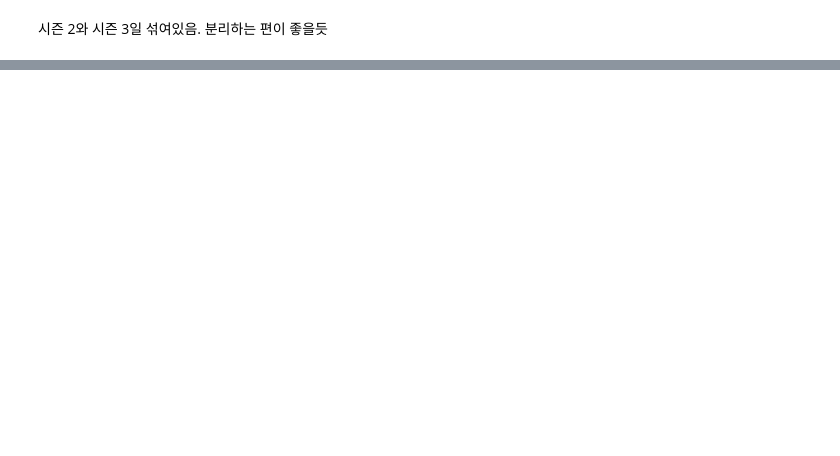
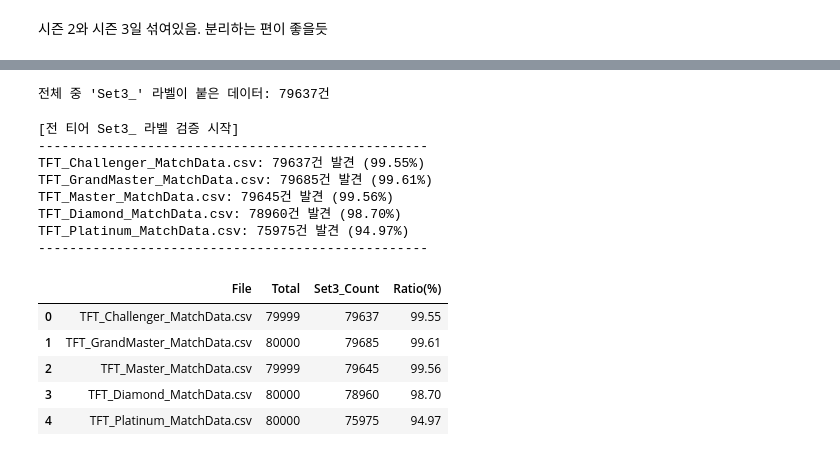
Before and after one commit to hanalo26/Third-project-sparta, a Jupyter notebook: works/Yunju_Lee/eda.ipynb, the cells around one changed output, grey strips where cells are left out. Drawn from its saved outputs; the diff is of its cells as text; code cells hidden in the pictures; blank space fills up the shorter version.

```diff
--- a/works/Yunju_Lee/eda.ipynb
+++ b/works/Yunju_Lee/eda.ipynb
@@ -724,0 +835,63 @@ else:
+# %%
+# 'Set3_'가 포함된 행만 필터링 (팀 합의안 반영)
+df_s3 = df_Challenger[df_Challenger['combination'].str.contains('Set3_', na=False)].copy()
+
+# 확인용 출력
+print(f"전체 중 'Set3_' 라벨이 붙은 데이터: {len(df_s3)}건")
+
+# 분석하기 편하게 'Set3_' 글자만 삭제해서 깔끔하게 만들기
+df_s3['combination_clean'] = df_s3['combination'].str.replace('Set3_', '', regex=False)
+# %% [output]
+전체 중 'Set3_' 라벨이 붙은 데이터: 79637건
+# %%
+import pandas as pd
+
+files = [
+    'TFT_Challenger_MatchData.csv',
+    'TFT_GrandMaster_MatchData.csv',
+    'TFT_Master_MatchData.csv',
+    'TFT_Diamond_MatchData.csv',
+    'TFT_Platinum_MatchData.csv'
+]
+
+results = []
+
+print("[전 티어 Set3_ 라벨 검증 시작]")
+print("-" * 50)
+
+for file in files:
+    df = pd.read_csv(file)
+    total = len(df)
+
+    # 'Set3_' 문자열이 포함된 행 필터링
+    s3_labeled = df[df['combination'].str.contains('Set3_', na=False)]
+    s3_count = len(s3_labeled)
+    s3_ratio = (s3_count / total) * 100
+
+    results.append({
+        'File': file,
+        'Total': total,
+        'Set3_Count': s3_count,
+        'Ratio(%)': round(s3_ratio, 2)
+    })
+
+    print(f"{file}: {s3_count}건 발견 ({s3_ratio:.2f}%)")
+
+print("-" * 50)
+df_final_check = pd.DataFrame(results)
+display(df_final_check)
+# %% [output]
+[전 티어 Set3_ 라벨 검증 시작]
+--------------------------------------------------
+TFT_Challenger_MatchData.csv: 79637건 발견 (99.55%)
+TFT_GrandMaster_MatchData.csv: 79685건 발견 (99.61%)
+TFT_Master_MatchData.csv: 79645건 발견 (99.56%)
+TFT_Diamond_MatchData.csv: 78960건 발견 (98.70%)
+TFT_Platinum_MatchData.csv: 75975건 발견 (94.97%)
+--------------------------------------------------
+|  | File | Total | Set3_Count | Ratio(%) |
+| 0 | TFT_Challenger_MatchData.csv | 79999 | 79637 | 99.55 |
+| 1 | TFT_GrandMaster_MatchData.csv | 80000 | 79685 | 99.61 |
+| 2 | TFT_Master_MatchData.csv | 79999 | 79645 | 99.56 |
+| 3 | TFT_Diamond_MatchData.csv | 80000 | 78960 | 98.70 |
+| 4 | TFT_Platinum_MatchData.csv | 80000 | 75975 | 94.97 |
```
Also changed, not shown: parts of 9 cells of this notebook.
